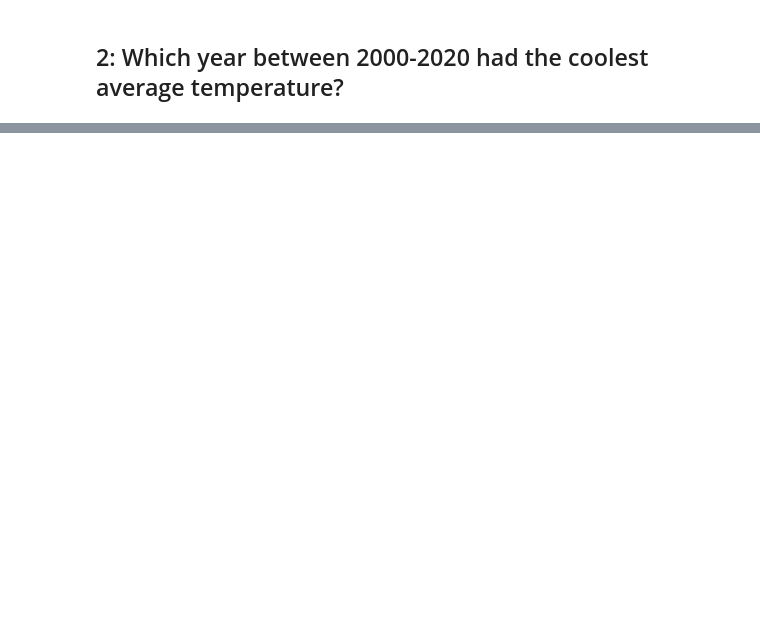
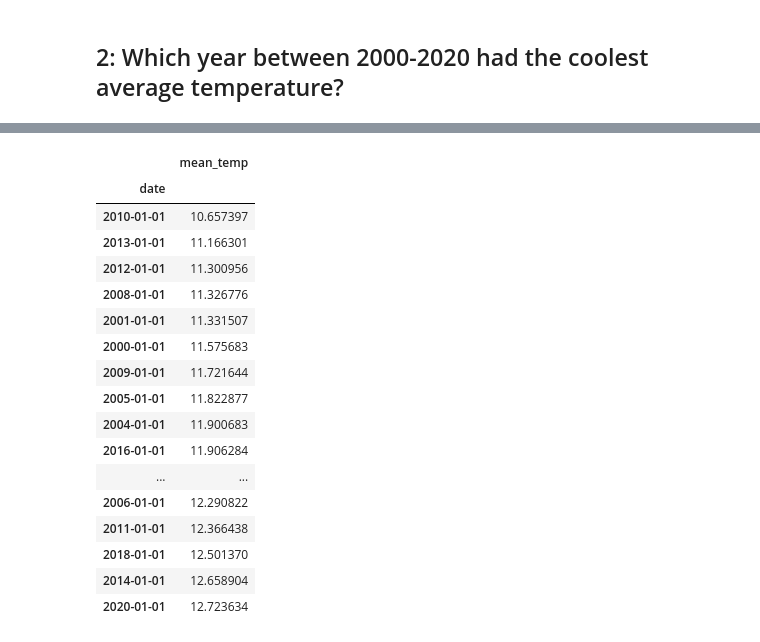
Before and after one commit to hawkeyedatatsai/Time-Series-Analysis, a Jupyter notebook: Assignments/Resampling Datetime Data - London Weather.ipynb, the cells around one changed output, grey strips where cells are left out. Saved outputs shown, nothing was run; the diff lists cells and outputs as text; code cells hidden in the pictures; blank space fills up the shorter version.

```diff
--- a/Assignments/Resampling Datetime Data - London Weather.ipynb
+++ b/Assignments/Resampling Datetime Data - London Weather.ipynb
@@ -184,0 +255,23 @@ dtype: int64
+# %%
+# Resample the avg temp as yearly frequency.
+df_temp_yr = df_temp.resample("AS").mean()
+df_temp_yr.sort_values(by='mean_temp', ascending=True)
+# %% [output]
+|  | mean_temp |
+| date |  |
+| 2010-01-01 | 10.657397 |
+| 2013-01-01 | 11.166301 |
+| 2012-01-01 | 11.300956 |
+| 2008-01-01 | 11.326776 |
+| 2001-01-01 | 11.331507 |
+| 2000-01-01 | 11.575683 |
+| 2009-01-01 | 11.721644 |
+| 2005-01-01 | 11.822877 |
+| 2004-01-01 | 11.900683 |
+| 2016-01-01 | 11.906284 |
+| ... | ... |
+| 2006-01-01 | 12.290822 |
+| 2011-01-01 | 12.366438 |
+| 2018-01-01 | 12.501370 |
+| 2014-01-01 | 12.658904 |
+| 2020-01-01 | 12.723634 |
```
Also changed, not shown: parts of 9 cells of this notebook, 2 other files.
